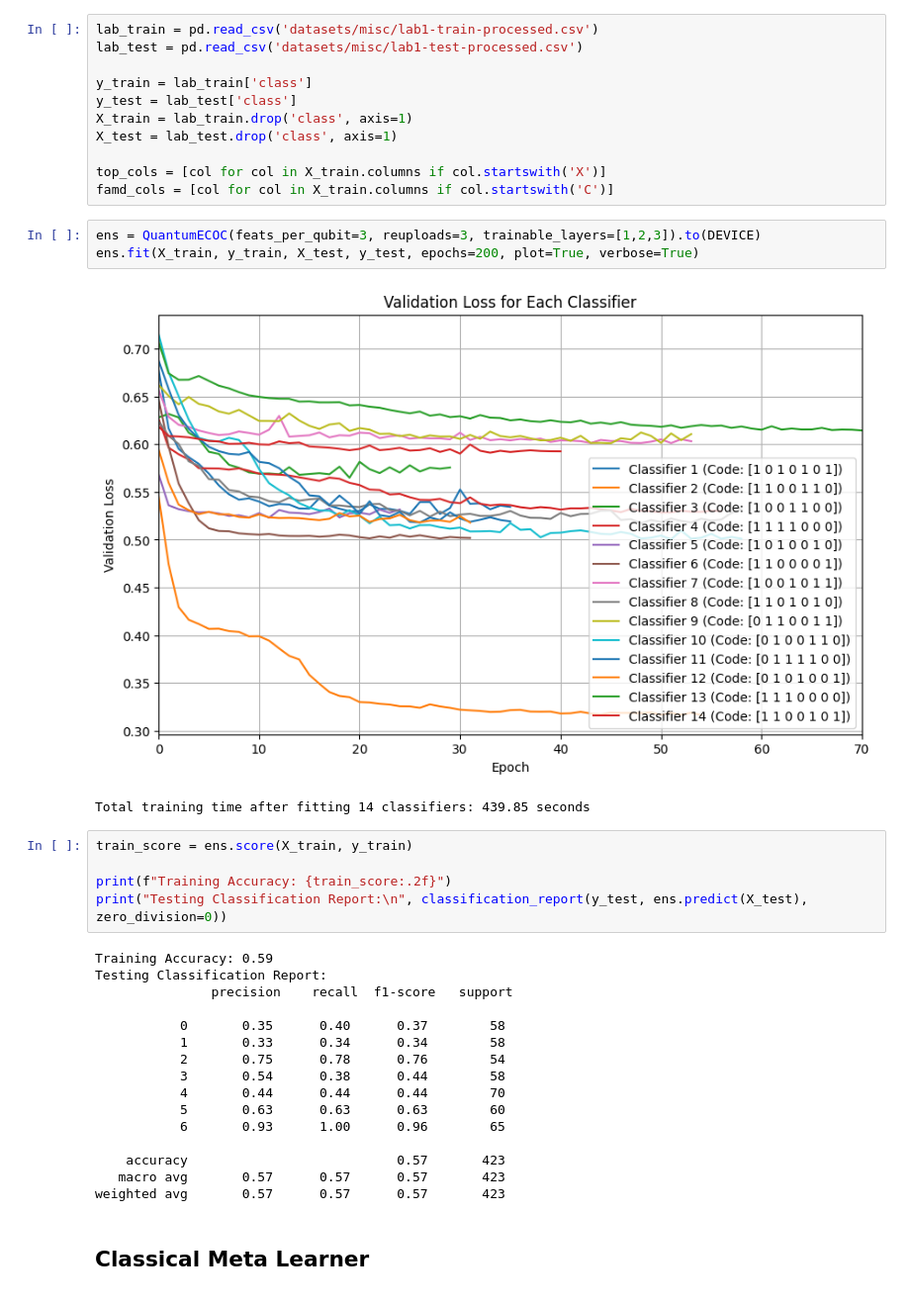
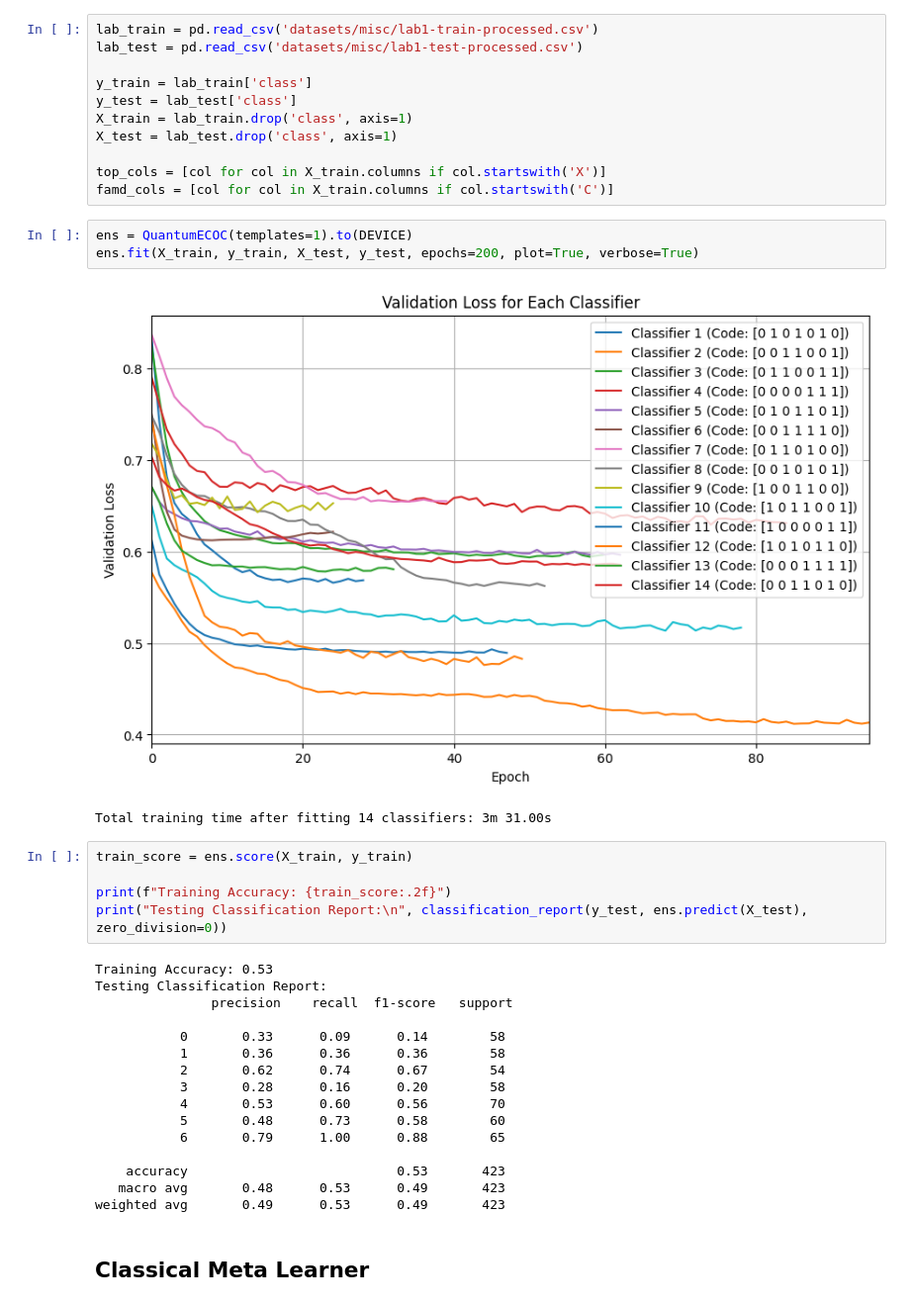
Before and after one commit to EdwardM222/QML-RP, a Jupyter notebook: thesis.ipynb, the cells around one changed output. Shown at 99% size. Drawn from its saved outputs; the diff is of its cells as text.

```diff
--- a/thesis.ipynb
+++ b/thesis.ipynb
@@ -370,32 +370,32 @@ X_test = lab_test.drop('class', axis=1)
 top_cols = [col for col in X_train.columns if col.startswith('X')]
 famd_cols = [col for col in X_train.columns if col.startswith('C')]
 # %%
-ens = QuantumECOC(feats_per_qubit=3, reuploads=3, trainable_layers=[1,2,3]).to(DEVICE)
+ens = QuantumECOC(templates=1).to(DEVICE)
 ens.fit(X_train, y_train, X_test, y_test, epochs=200, plot=True, verbose=True)
 # %% [output]
-[figure, old version]
+[figure, new version]
-Total training time after fitting 14 classifiers: 439.85 seconds
+Total training time after fitting 14 classifiers: 3m 31.00s
 # %%
 train_score = ens.score(X_train, y_train)
 
 print(f"Training Accuracy: {train_score:.2f}")
 print("Testing Classification Report:\n", classification_report(y_test, ens.predict(X_test), zero_division=0))
 # %% [output]
-Training Accuracy: 0.59
+Training Accuracy: 0.53
 Testing Classification Report:
                precision    recall  f1-score   support
 
-           0       0.35      0.40      0.37        58
-           1       0.33      0.34      0.34        58
-           2       0.75      0.78      0.76        54
-           3       0.54      0.38      0.44        58
-           4       0.44      0.44      0.44        70
-           5       0.63      0.63      0.63        60
-           6       0.93      1.00      0.96        65
+           0       0.33      0.09      0.14        58
+           1       0.36      0.36      0.36        58
+           2       0.62      0.74      0.67        54
+           3       0.28      0.16      0.20        58
+           4       0.53      0.60      0.56        70
+           5       0.48      0.73      0.58        60
+           6       0.79      1.00      0.88        65
 
-    accuracy                           0.57       423
-   macro avg       0.57      0.57      0.57       423
-weighted avg       0.57      0.57      0.57       423
+    accuracy                           0.53       423
+   macro avg       0.48      0.53      0.49       423
+weighted avg       0.49      0.53      0.49       423
 # %% [markdown]
 ## Classical Meta Learner
 # %%
```
Also changed, not shown: parts of 9 cells of this notebook, 1 other file.
